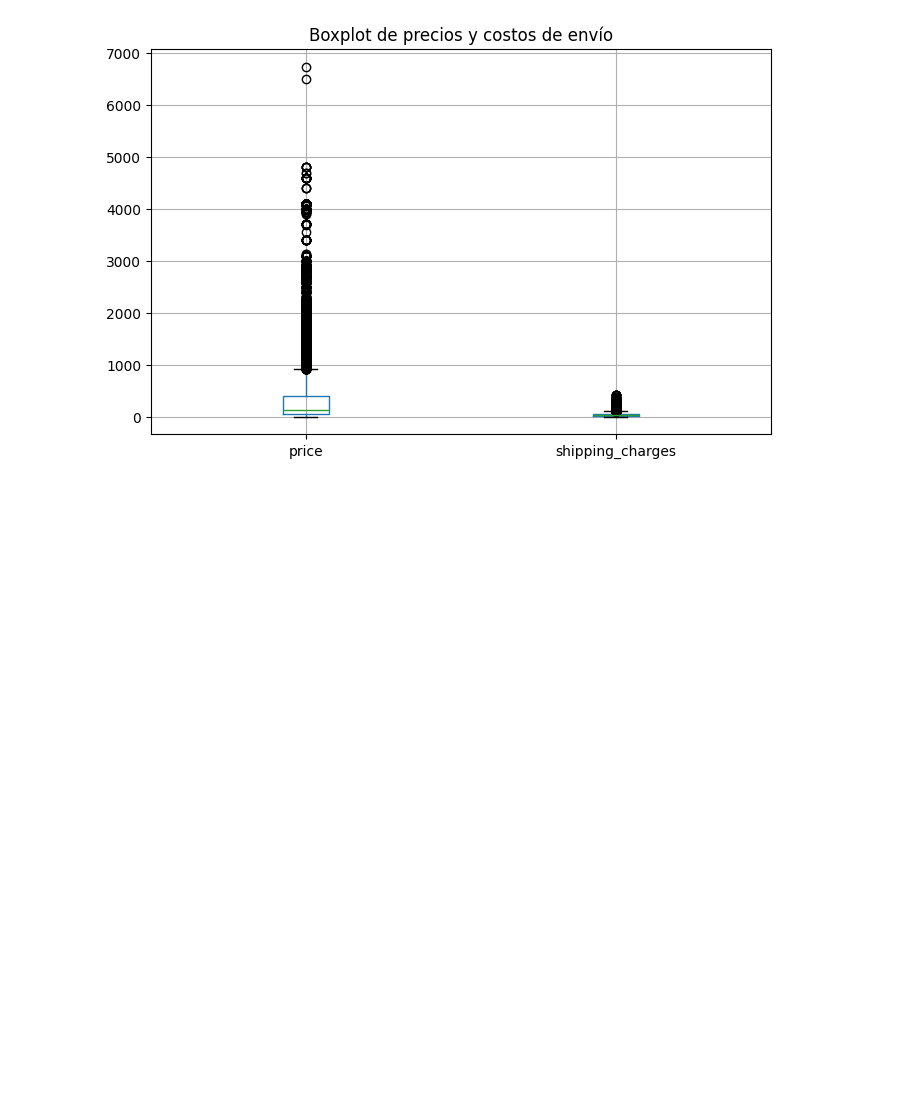
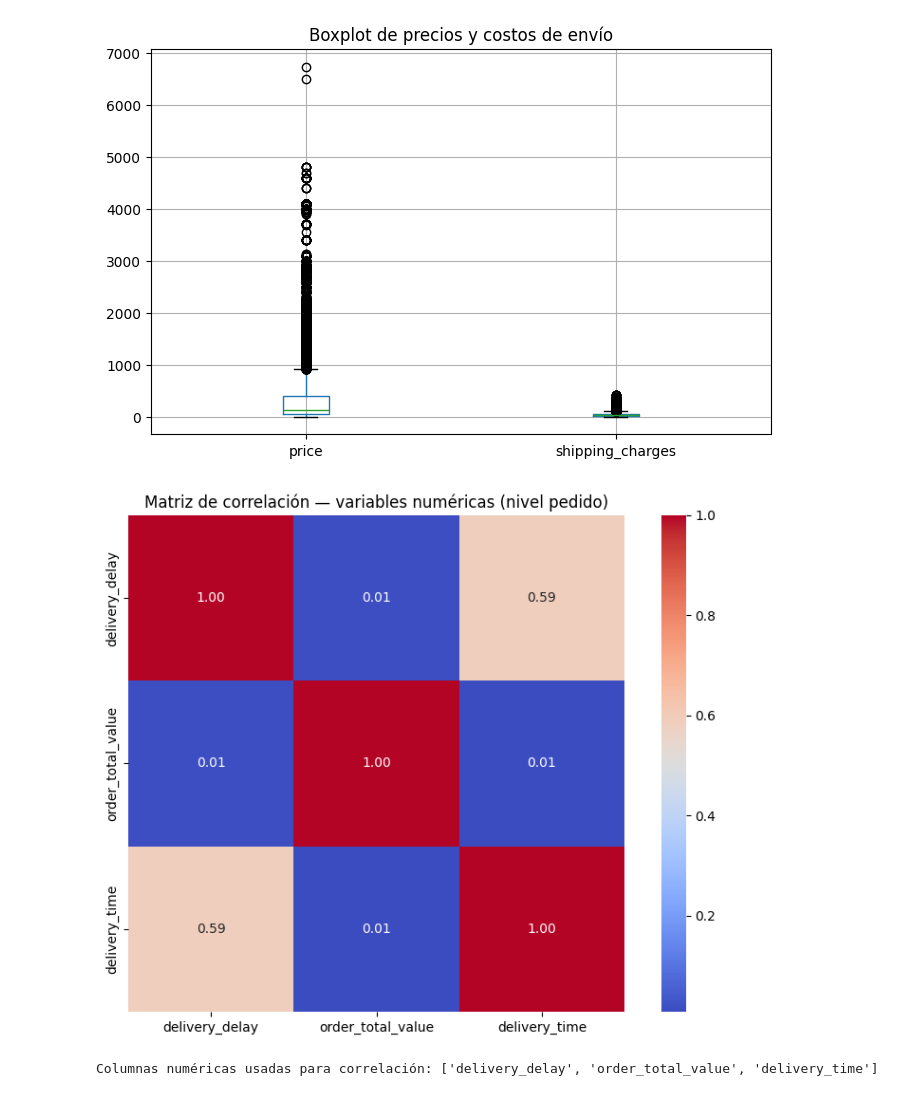
Before and after one commit to benmancilla/proyecto-ml, a Jupyter notebook: notebooks/02_data_understanding.ipynb, the cells around one changed output. Saved outputs shown, nothing was run; the diff lists cells and outputs as text; code cells hidden in the pictures; blank space fills up the shorter version.

```diff
--- a/notebooks/02_data_understanding.ipynb
+++ b/notebooks/02_data_understanding.ipynb
@@ -154,3 +154,36 @@ Duplicados Customers: 0
 Duplicados Orders: 0
 Duplicados OrderItems: 0
 [figure]
+# %%
+# 6. Matriz de correlación (heatmap)
+# Calcula la correlación entre variables numéricas a nivel de pedido y la visualiza.
+import seaborn as sns
+import matplotlib.pyplot as plt
+
+# Asegurarse de tener el valor total por pedido
+order_items['total_item_value'] = order_items['price'] + order_items['shipping_charges']
+order_value = order_items.groupby('order_id')['total_item_value'].sum().reset_index(name='order_total_value')
+
+# Merge para llevar métricas al nivel pedido
+orders_corr = orders.merge(order_value, on='order_id', how='left')
+
+# Derivar delivery_time si no existe
+if 'delivery_time' not in orders_corr.columns:
+    orders_corr['delivery_time'] = (orders_corr['order_delivered_timestamp'] - orders_corr['order_purchase_timestamp']).dt.days
+
+# Seleccionar columnas numéricas y calcular matriz de correlación
+numeric_cols = orders_corr.select_dtypes(include=['number']).columns.tolist()
+corr = orders_corr[numeric_cols].corr()
+
+# Plot
+plt.figure(figsize=(8, 6))
+sns.heatmap(corr, annot=True, fmt='.2f', cmap='coolwarm', square=True)
+plt.title('Matriz de correlación — variables numéricas (nivel pedido)')
+plt.tight_layout()
+plt.show()
+
+# Nota: la correlación se calcula con pares válidos (NaNs se excluyen pairwise). Revisa `numeric_cols` para ver las variables incluidas:
+print('Columnas numéricas usadas para correlación:', numeric_cols)
+# %% [output]
+[figure, added]
+Columnas numéricas usadas para correlación: ['delivery_delay', 'order_total_value', 'delivery_time']
```
Also changed, not shown: parts of 2 cells of this notebook, 37 other files.
